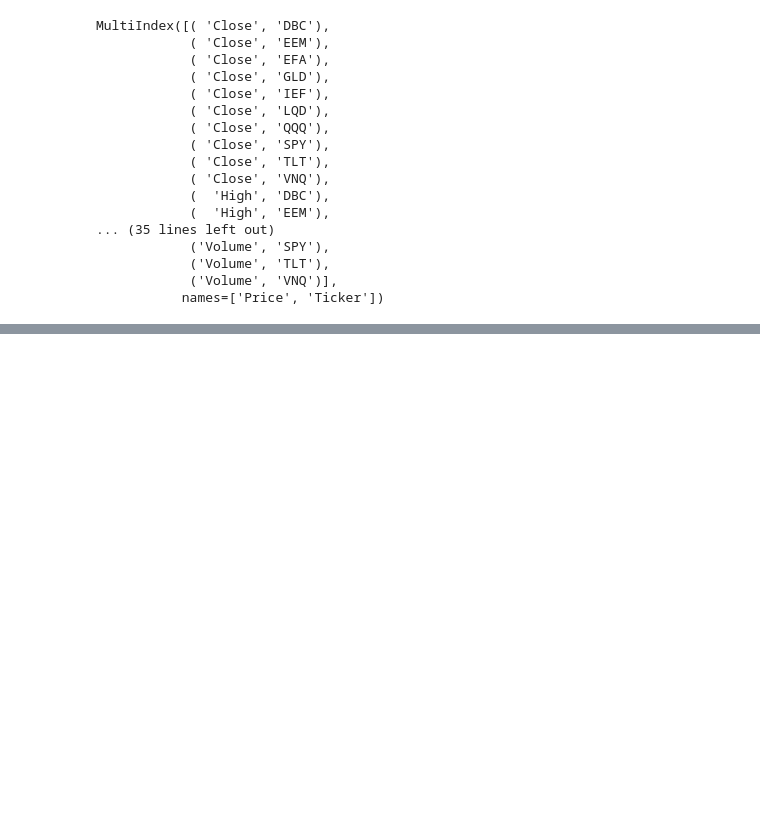
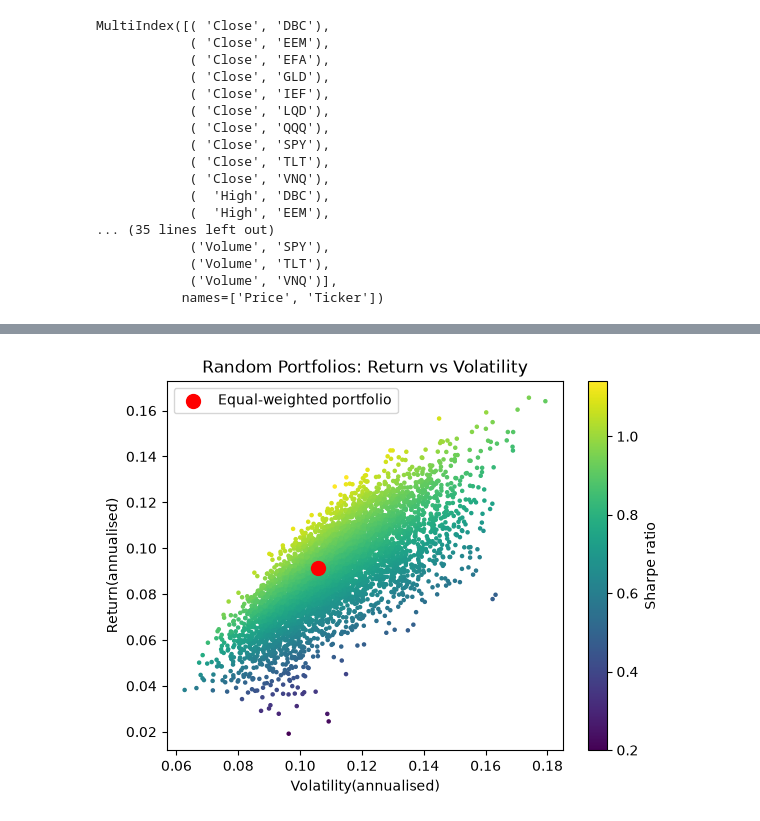
Before and after one commit to John-heywood290/Portfolio-Optimisation, a Jupyter notebook: notebooks/01_data.ipynb, the cells around one changed output, grey strips where cells are left out. Saved outputs shown, nothing was run; the diff lists cells and outputs as text; code cells hidden in the pictures; blank space fills up the shorter version.

```diff
--- a/notebooks/01_data.ipynb
+++ b/notebooks/01_data.ipynb
@@ -67,0 +218,2 @@ close.head()
+# %%
+rng = np.random.default_rng(42)
@@ -67,0 +228,22 @@ close.head()
+# %%
+rets = []
+volas = []
+shrp = []
+
+for i in range(5000):
+    w = rng.dirichlet(np.ones(10))
+    rets.append(portfolio_return(w, mu))
+    volas.append(portfolio_vol(w, cov))
+    shrp.append(sharpe_ratio(w, mu, cov))
+# %%
+plt.scatter(volas, rets, c=shrp, cmap="viridis", s=5)
+plt.colorbar(label="Sharpe ratio")
+plt.xlabel("Volatility(annualised)")
+plt.ylabel("Return(annualised)")
+plt.title("Random Portfolios: Return vs Volatility")
+plt.scatter(portfolio_vol(w_equal, cov), portfolio_return(w_equal, mu), color="red", s=100, label="Equal-weighted portfolio")
+plt.legend()
+plt.savefig("../data/monte_carlo.png", dpi=150)
+plt.show()
+# %% [output]
+[figure, added]
```
Also changed, not shown: parts of 20 cells of this notebook, 6 other files.
